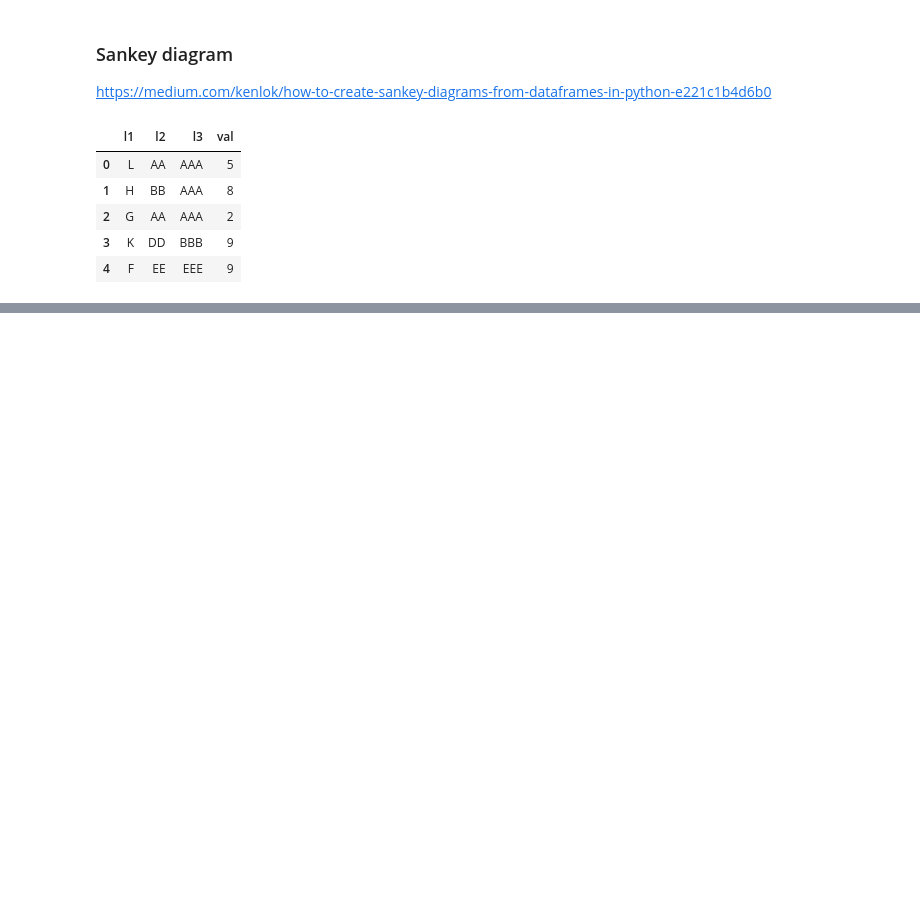
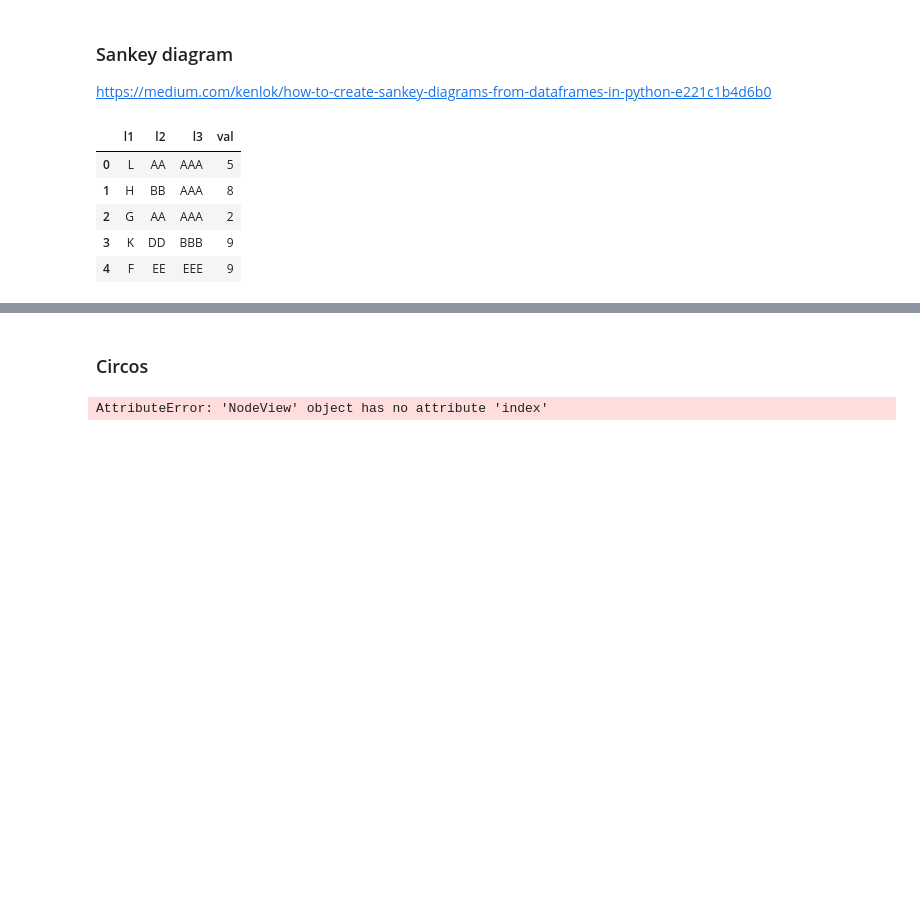
Before and after one commit to rodriguezmDNA/pyTools, a Jupyter notebook: notebooks/PyViz.ipynb, the cells around one changed output, grey strips where cells are left out. Cells and saved outputs as stored; diff of their text form; code cells hidden in the pictures; blank space fills up the shorter version.

Commit message:
try circos plots

```diff
--- a/notebooks/PyViz.ipynb
+++ b/notebooks/PyViz.ipynb
@@ -247,3 +267,17 @@ fig = genSankey(df,cat_cols=['l1','l2','l3'],value_cols='val',title='Sankey')
 plotly.offline.iplot(fig, validate=False)
 # %% [output]
 [interactive output not drawn]
+# %% [markdown]
+### Circos
+# %%
+import networkx as nx
+G = nx.Graph()
+
+# Add nodes from 0 to 29
+for i in range(0, 30):
+    G.add_node(i, time=i)
+
+# Add in edges from i to i + 2.
+for i in G.nodes():
+    if i + 2 in G.nodes():
+        G.add_edge(i, i+2)
@@ -249,0 +286,16 @@ plotly.offline.iplot(fig, validate=False)
+# %%
+nodes = G.nodes()
+edges = [(u, v) for u, v in G.edges() if 'H3N2' in [u, v] and u != v]
+
+nodeprops = dict(facecolor='red', alpha=0.5)
+edgeprops = dict(edgecolor='orange', alpha=0.75, ls='--')
+# %%
+c = CircosPlot(nodes, edges, 10,
+               nodecolor=plt.cm.viridis(np.arange(len(nodes)) / len(nodes)),
+               edgecolor='black',
+               edgeprops=edgeprops,
+               nodeprops=nodeprops)
+c.draw()
+# %% [output]
+AttributeError: 'NodeView' object has no attribute 'index'
+[figure, added]
```
Also changed, not shown: parts of 2 cells of this notebook.
